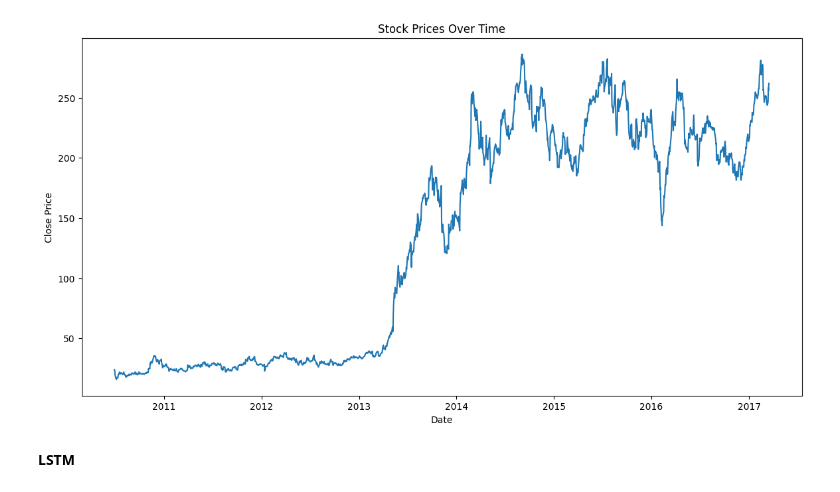
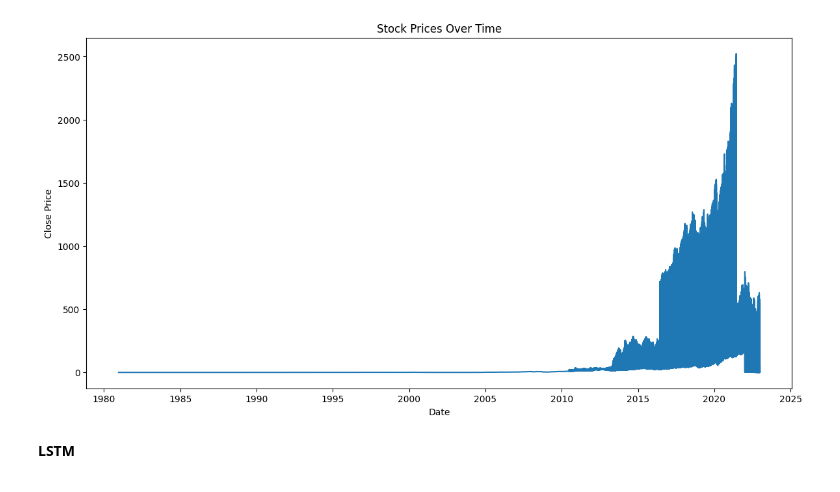
Before and after one commit to freshpex/AI-Final-Project, a Jupyter notebook: AI_Final_Project.ipynb, the cells around one changed output. Saved outputs shown, nothing was run; the diff lists cells and outputs as text; code cells hidden in the pictures.

```diff
--- a/AI_Final_Project.ipynb
+++ b/AI_Final_Project.ipynb
@@ -10,8 +10,3 @@ import tensorflow as tf
 from tensorflow.keras.models import Sequential
 from tensorflow.keras.layers import Dense, LSTM, Dropout
 from sklearn.metrics import mean_squared_error
-# %%
-file = 'tesla.csv'
-
-df = pd.read_csv(file)
-df.head(5)
@@ -24,0 +18,27 @@ df.head(5)
+# %%
+# List of datasets files
+datasets = {
+    'tesla': '/content/drive/MyDrive/ai_final/tesla.csv',
+    'apple': '/content/drive/MyDrive/ai_final/apple.csv',
+    'lgtelevision': '/content/drive/MyDrive/ai_final/lgtelevision.csv',
+    'netflix': '/content/drive/MyDrive/ai_final/netflix.csv',
+    'google': '/content/drive/MyDrive/ai_final/google.csv'
+}
+
+# Combine datasets into a single dataframe
+combined_dfs = []
+
+for name, path in datasets.items():
+    df = pd.read_csv(path)
+    df['Date'] = pd.to_datetime(df['Date'])
+    # Ensure all dates are timezone-naive
+    df['Date'] = df['Date'].dt.tz_localize(None)
+    df.set_index('Date', inplace=True)
+    combined_dfs.append(df)
+
+combined_df = pd.concat(combined_dfs)
+
+# Sort by date
+combined_df.sort_index(inplace=True)
+
+combined_df.head(5)
@@ -74,13 +81,13 @@ memory usage: 92.5 KB
 # %%
 # use pit to visualize stock prices over the time, so we can understand the trends
 plt.figure(figsize=(14, 7))
-plt.plot(df['Close'])
+plt.plot(combined_df['Close'])
 plt.title('Stock Prices Over Time')
 plt.xlabel('Date')
 plt.ylabel('Close Price')
 plt.show()
 # %% [output]
-[figure, old version]
+[figure, new version]
 # %% [markdown]
 **LSTM**
 # %%
```
Also changed, not shown: parts of 21 cells of this notebook.
